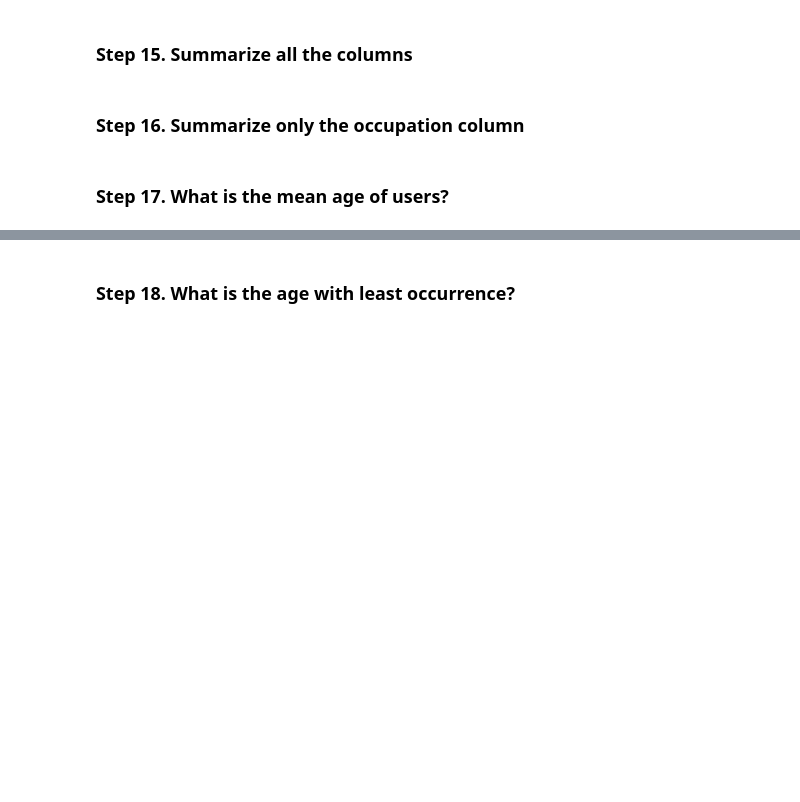
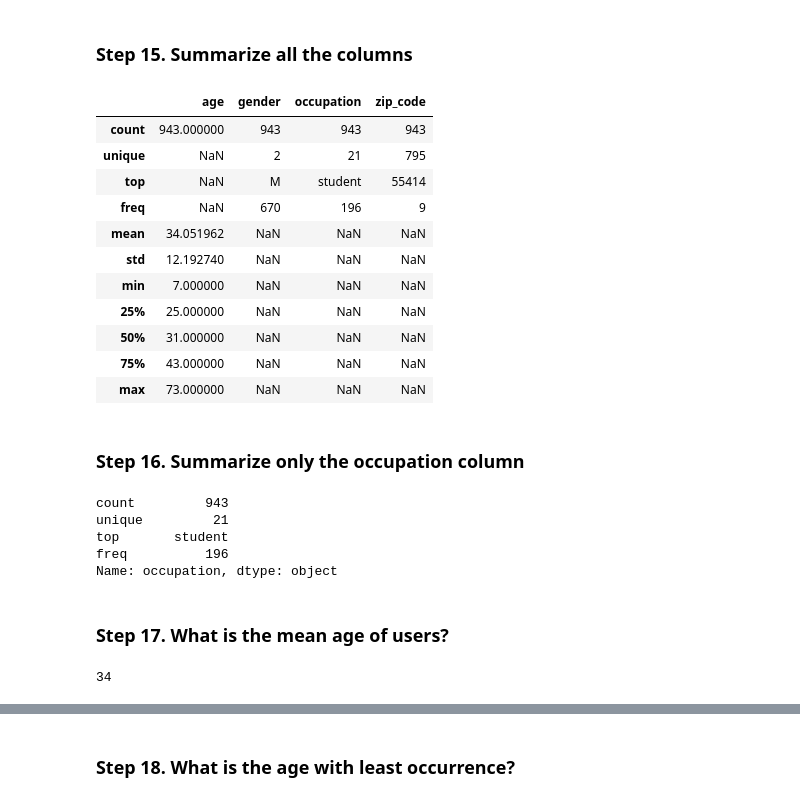
Before and after one commit to rajiv-ranjan/cds-oct-26-27, a Jupyter notebook: Pandas_Practice_01_SNB.ipynb, the cells around one changed output, grey strips where cells are left out. Cells and saved outputs as stored; diff of their text form; code cells hidden in the pictures; blank space fills up the shorter version.

```diff
--- a/Pandas_Practice_01_SNB.ipynb
+++ b/Pandas_Practice_01_SNB.ipynb
@@ -19,8 +21,11 @@ import pandas as pd
 # %% [markdown]
 ### Step 3. Assign it to a variable called users' and use the 'user_id' as index
 # %%
-users = pd.read_csv('https://raw.githubusercontent.com/justmarkham/DAT8/master/data/u.user',
-                      sep='|', index_col='user_id')
+users = pd.read_csv(
+    "https://raw.githubusercontent.com/justmarkham/DAT8/master/data/u.user",
+    sep="|",
+    index_col="user_id",
+)
 # %% [markdown]
 ### Step 4. See the first 25 entries
 # %%
@@ -81,12 +208,35 @@ users.describe() #Notice: by default, only the numeric columns are returned.
 # %% [markdown]
 ### Step 15. Summarize all the columns
 # %%
-users.describe(include = "all") #Notice: By default, only the numeric columns are returned.
+users.describe(
+    include="all"
+)  # Notice: By default, only the numeric columns are returned.
+# %% [output]
+|  | age | gender | occupation | zip_code |
+| count | 943.000000 | 943 | 943 | 943 |
+| unique | NaN | 2 | 21 | 795 |
+| top | NaN | M | student | 55414 |
+| freq | NaN | 670 | 196 | 9 |
+| mean | 34.051962 | NaN | NaN | NaN |
+| std | 12.192740 | NaN | NaN | NaN |
+| min | 7.000000 | NaN | NaN | NaN |
+| 25% | 25.000000 | NaN | NaN | NaN |
+| 50% | 31.000000 | NaN | NaN | NaN |
+| 75% | 43.000000 | NaN | NaN | NaN |
+| max | 73.000000 | NaN | NaN | NaN |
 # %% [markdown]
 ### Step 16. Summarize only the occupation column
 # %%
 users.occupation.describe()
+# %% [output]
+count         943
+unique         21
+top       student
+freq          196
+Name: occupation, dtype: object
 # %% [markdown]
 ### Step 17. What is the mean age of users?
 # %%
 round(users.age.mean())
+# %% [output]
+34
```
Also changed, not shown: parts of 21 cells of this notebook, 10 other files.
